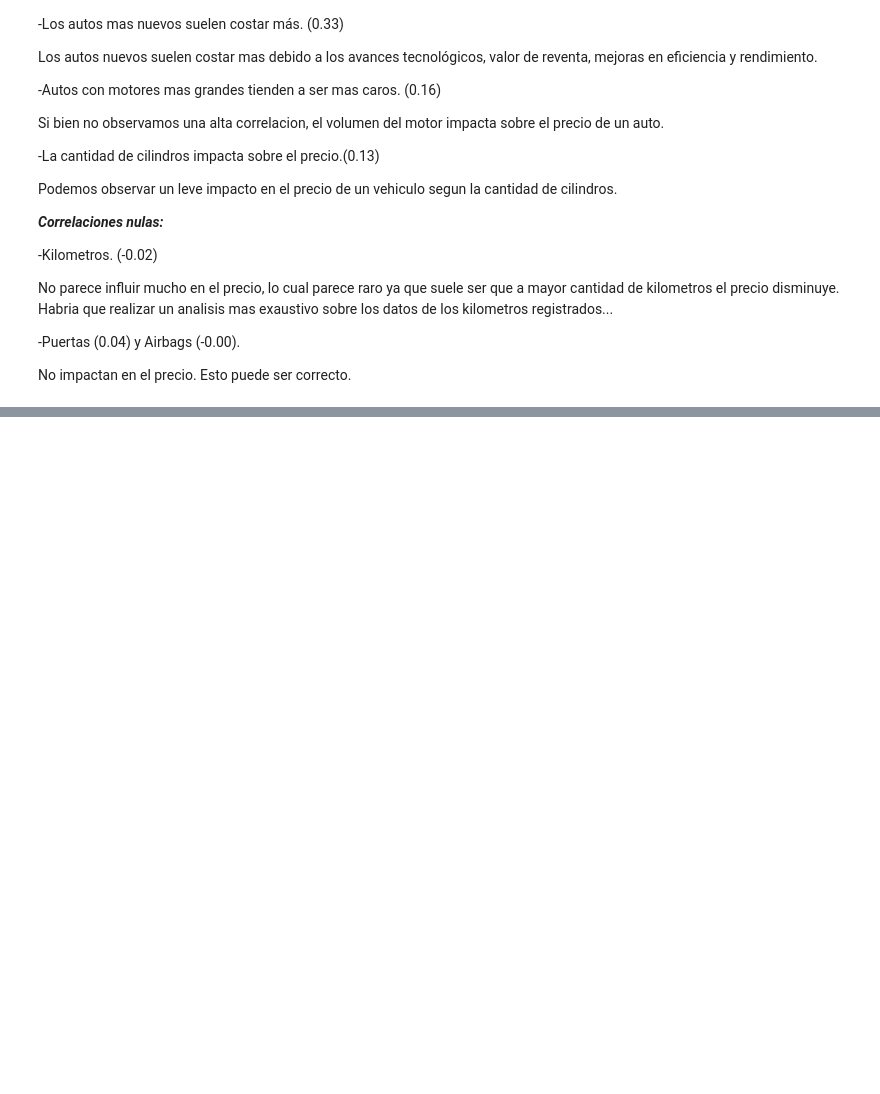
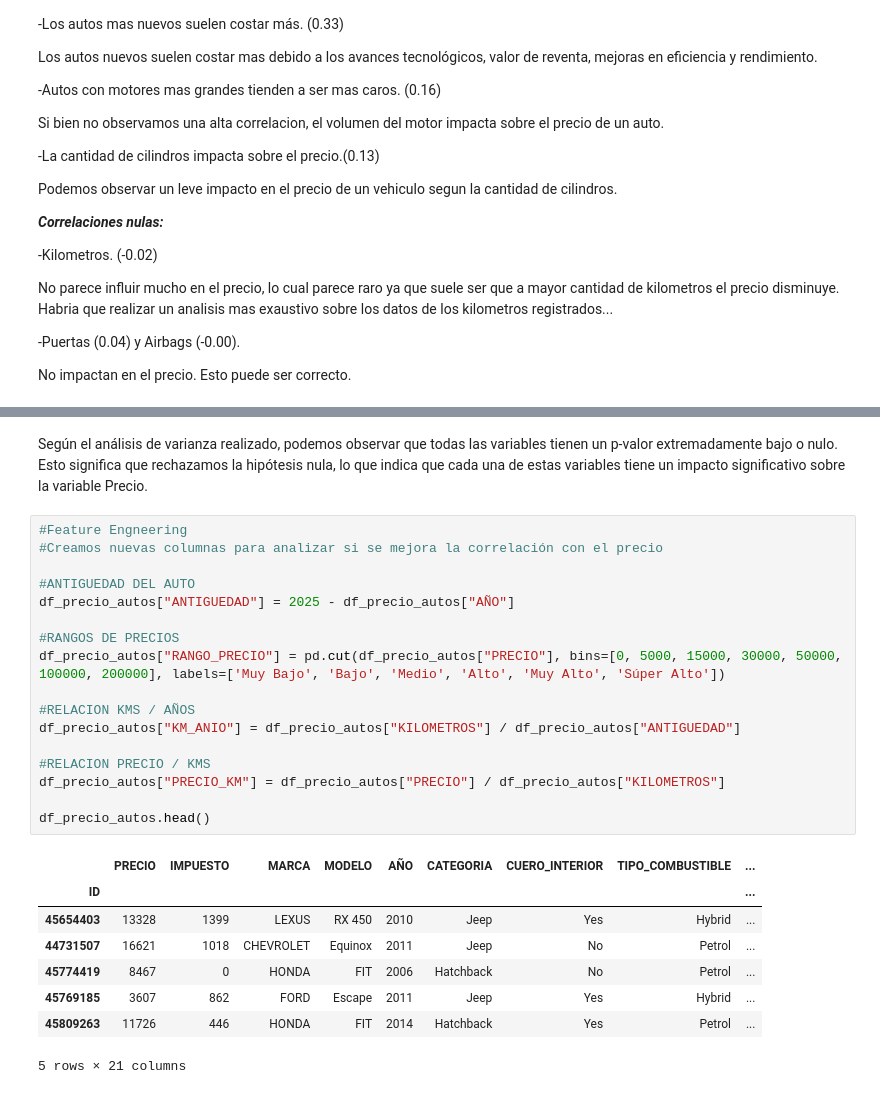
Before and after one commit to abriolajuan/DSIIAbriola, a Jupyter notebook: DSIIAbriola.ipynb, the cells around one changed output, grey strips where cells are left out. Drawn from its saved outputs; the diff is of its cells as text; blank space fills up the shorter version.

```diff
--- a/DSIIAbriola.ipynb
+++ b/DSIIAbriola.ipynb
@@ -346,0 +408,28 @@ No impactan en el precio. Esto puede ser correcto.
+# %% [markdown]
+Según el análisis de varianza realizado, podemos observar que todas las variables tienen un p-valor extremadamente bajo o nulo. Esto significa que rechazamos la hipótesis nula, lo que indica que cada una de estas variables tiene un impacto significativo sobre la variable Precio.
+# %%
+#Feature Engneering
+#Creamos nuevas columnas para analizar si se mejora la correlación con el precio
+
+#ANTIGUEDAD DEL AUTO
+df_precio_autos["ANTIGUEDAD"] = 2025 - df_precio_autos["AÑO"]
+
+#RANGOS DE PRECIOS
+df_precio_autos["RANGO_PRECIO"] = pd.cut(df_precio_autos["PRECIO"], bins=[0, 5000, 15000, 30000, 50000, 100000, 200000], labels=['Muy Bajo', 'Bajo', 'Medio', 'Alto', 'Muy Alto', 'Súper Alto'])
+
+#RELACION KMS / AÑOS
+df_precio_autos["KM_ANIO"] = df_precio_autos["KILOMETROS"] / df_precio_autos["ANTIGUEDAD"]
+
+#RELACION PRECIO / KMS
+df_precio_autos["PRECIO_KM"] = df_precio_autos["PRECIO"] / df_precio_autos["KILOMETROS"]
+
+df_precio_autos.head()
+# %% [output]
+|  | PRECIO | IMPUESTO | MARCA | MODELO | AÑO | CATEGORIA | CUERO_INTERIOR | TIPO_COMBUSTIBLE | ... |
+| ID |  |  |  |  |  |  |  |  | ... |
+| 45654403 | 13328 | 1399 | LEXUS | RX 450 | 2010 | Jeep | Yes | Hybrid | ... |
+| 44731507 | 16621 | 1018 | CHEVROLET | Equinox | 2011 | Jeep | No | Petrol | ... |
+| 45774419 | 8467 | 0 | HONDA | FIT | 2006 | Hatchback | No | Petrol | ... |
+| 45769185 | 3607 | 862 | FORD | Escape | 2011 | Jeep | Yes | Hybrid | ... |
+| 45809263 | 11726 | 446 | HONDA | FIT | 2014 | Hatchback | Yes | Petrol | ... |
+5 rows × 21 columns
```
Also changed, not shown: parts of 8 cells of this notebook.
